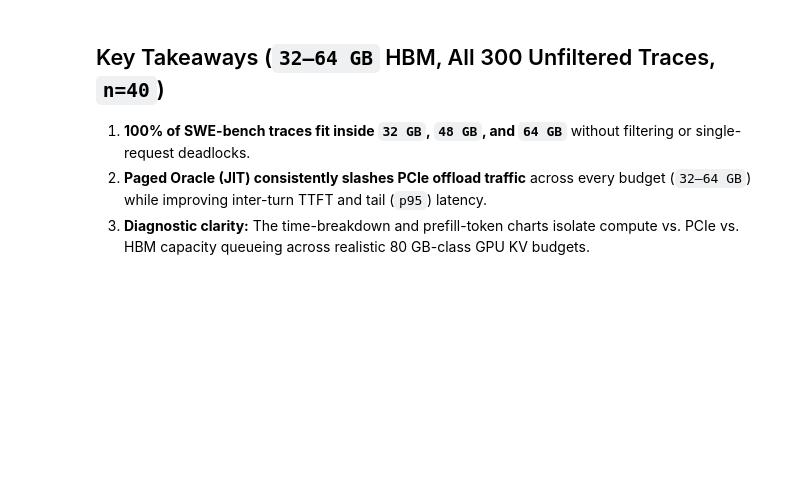
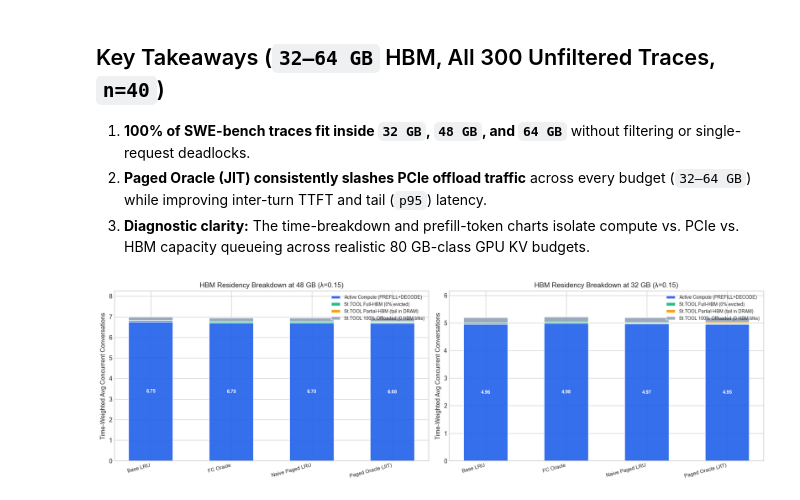
Before and after one commit to javierdiegof/oracle-vidur, a Jupyter notebook: notebooks/paged_vs_full_oracle.ipynb, the cells around one changed output. Cells and saved outputs as stored; diff of their text form; code cells hidden in the pictures; blank space fills up the shorter version.

```diff
--- a/notebooks/paged_vs_full_oracle.ipynb
+++ b/notebooks/paged_vs_full_oracle.ipynb
@@ -267,3 +267,40 @@ plt.show()
 1. **100% of SWE-bench traces fit inside `32 GB`, `48 GB`, and `64 GB`** without filtering or single-request deadlocks.
 2. **Paged Oracle (JIT) consistently slashes PCIe offload traffic** across every budget (`32–64 GB`) while improving inter-turn TTFT and tail (`p95`) latency.
 3. **Diagnostic clarity:** The time-breakdown and prefill-token charts isolate compute vs. PCIe vs. HBM capacity queueing across realistic 80 GB-class GPU KV budgets.
+# %%
+# 7. Residency Breakdown: Active Compute vs. Full-HBM vs. Partial-HBM St.TOOL Conversations
+fig, axes = plt.subplots(1, 2, figsize=(15.5, 4.8))
+for ax, (hbm, rate) in zip(axes, [(48.0, 0.15), (32.0, 0.15)]):
+    lbls, act_c, full_t, part_t, off_t = [], [], [], [], []
+    for pname, _ in policies:
+        rs = results[(hbm, rate, pname)]['residency_seconds']
+        wall = max(1e-9, rs['active_wall'])
+        lbls.append(pname.replace('Full-Conv ', 'FC ').replace('Baseline Full ', 'Base '))
+        act_c.append(rs['active_compute'] / wall)
+        full_t.append(rs['tool_full_hbm'] / wall)
+        part_t.append(rs['tool_partial_hbm'] / wall)
+        off_t.append(rs['tool_offloaded_only'] / wall)
+    xb = np.arange(len(lbls))
+    bot = np.zeros(len(lbls))
+    for name, arr, col in [
+        ('Active Compute (PREFILL+DECODE)', act_c, '#2563eb'),
+        ('St.TOOL Full-HBM (0% evicted)',  full_t, '#10b981'),
+        ('St.TOOL Partial-HBM (tail in DRAM)', part_t, '#f59e0b'),
+        ('St.TOOL 100% Offloaded (0 HBM blks)', off_t, '#94a3b8'),
+    ]:
+        a = np.array(arr)
+        ax.bar(xb, a, width=0.55, bottom=bot, label=name, color=col, alpha=0.92, edgecolor='white')
+        for xi, v, b in zip(xb, a, bot):
+            if v >= 0.35:
+                ax.text(xi, b + v / 2.0, f'{v:.2f}', ha='center', va='center', color='white', fontsize=8, fontweight='bold')
+        bot += a
+    ax.set_xticks(xb); ax.set_xticklabels(lbls, fontsize=8.5, rotation=15, ha='right')
+    ax.set_ylabel('Time-Weighted Avg Concurrent Conversations')
+    ax.set_title(f'HBM Residency Breakdown at {hbm:.0f} GB (λ={rate:.2f})')
+    ax.set_ylim(0, max(bot) * 1.18)
+    ax.legend(fontsize=7.6, loc='upper right')
+
+plt.tight_layout()
+plt.show()
+# %% [output]
+[figure, added]
```
Also changed, not shown: parts of 2 cells of this notebook, 3 other files.
